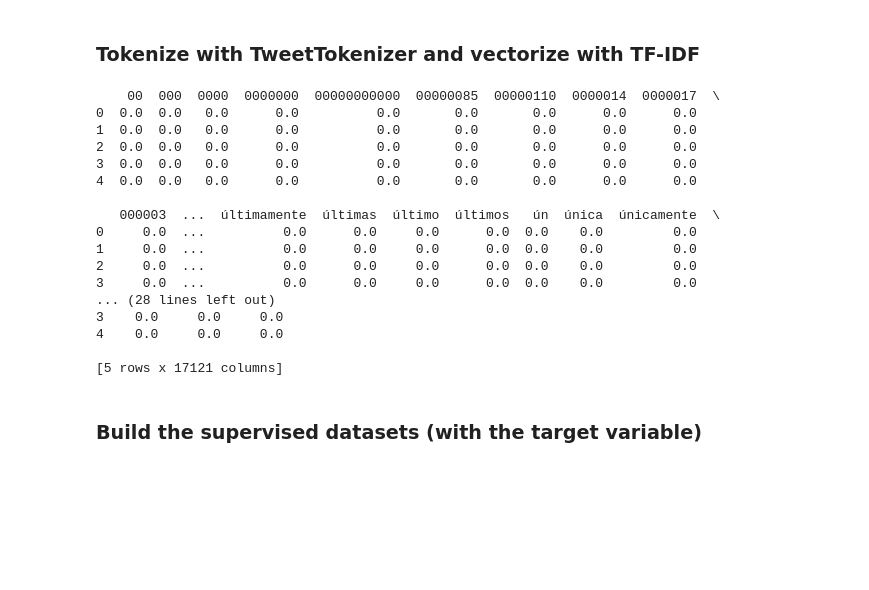
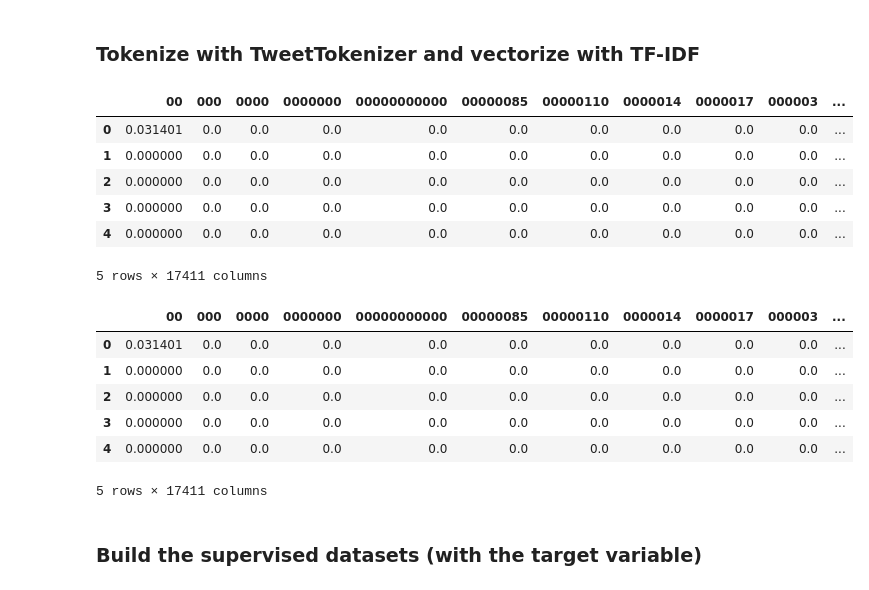
Before and after one commit to MaximoRdz/NLP-MENTALRISK-IBERLEF-2025, a Jupyter notebook: BaselineClassifiers.ipynb, the cells around one changed output. Saved outputs shown, nothing was run; the diff lists cells and outputs as text; code cells hidden in the pictures; blank space fills up the shorter version.

```diff
--- a/BaselineClassifiers.ipynb
+++ b/BaselineClassifiers.ipynb
@@ -102,31 +232,32 @@ def tokenize_and_vectorize(data_path: str,
 # %%
 # Get the data from all users
-data_path_task1                        = os.getcwd() + '/data/task1/train/subjects/'
-data_path_task2                        = os.getcwd() + '/data/task2/train/subjects/'
-df_vectorized_task1, users_order_task1 = tokenize_and_vectorize(data_path=data_path_task1, treat_emojis=True, verbose=False)
-df_vectorized_task2, users_order_task2 = tokenize_and_vectorize(data_path=data_path_task2, treat_emojis=True, verbose=False)
-
-# Show the first five elements of each Pandas DataFrae
-print(df_vectorized_task1.head())
-print(df_vectorized_task2.head())
+data_path_task1                        = os.getcwd() + '/data/task1/complete/subjects/'
+data_path_task2                        = os.getcwd() + '/data/task2/complete/subjects/'
+# data_path_task1                        = os.getcwd() + '/data/task1/train/subjects/'
+# data_path_task2                        = os.getcwd() + '/data/task2/train/subjects/'
+df_vectorized_task1, users_order_task1, vectorizer_task1 = tokenize_and_vectorize(data_path=data_path_task1, treat_emojis=True, verbose=False)
+df_vectorized_task2, users_order_task2, vectorizer_task2 = tokenize_and_vectorize(data_path=data_path_task2, treat_emojis=True, verbose=False)
-# %% [output]
-    00  000  0000  0000000  00000000000  00000085  00000110  0000014  0000017  \
-0  0.0  0.0   0.0      0.0          0.0       0.0       0.0      0.0      0.0
-1  0.0  0.0   0.0      0.0          0.0       0.0       0.0      0.0      0.0
-2  0.0  0.0   0.0      0.0          0.0       0.0       0.0      0.0      0.0
-3  0.0  0.0   0.0      0.0          0.0       0.0       0.0      0.0      0.0
-4  0.0  0.0   0.0      0.0          0.0       0.0       0.0      0.0      0.0
-
-   000003  ...  últimamente  últimas  último  últimos   ún  única  únicamente  \
-0     0.0  ...          0.0      0.0     0.0      0.0  0.0    0.0         0.0
-1     0.0  ...          0.0      0.0     0.0      0.0  0.0    0.0         0.0
-2     0.0  ...          0.0      0.0     0.0      0.0  0.0    0.0         0.0
-3     0.0  ...          0.0      0.0     0.0      0.0  0.0    0.0         0.0
-... (28 lines left out)
-3    0.0     0.0     0.0
-4    0.0     0.0     0.0
-
-[5 rows x 17121 columns]
+# %%
+# Show the first five elements of each Pandas DataFrae
+df_vectorized_task1.head()
+# %% [output]
+|  | 00 | 000 | 0000 | 0000000 | 00000000000 | 00000085 | 00000110 | 0000014 | 0000017 | 000003 | ... |
+| 0 | 0.031401 | 0.0 | 0.0 | 0.0 | 0.0 | 0.0 | 0.0 | 0.0 | 0.0 | 0.0 | ... |
+| 1 | 0.000000 | 0.0 | 0.0 | 0.0 | 0.0 | 0.0 | 0.0 | 0.0 | 0.0 | 0.0 | ... |
+| 2 | 0.000000 | 0.0 | 0.0 | 0.0 | 0.0 | 0.0 | 0.0 | 0.0 | 0.0 | 0.0 | ... |
+| 3 | 0.000000 | 0.0 | 0.0 | 0.0 | 0.0 | 0.0 | 0.0 | 0.0 | 0.0 | 0.0 | ... |
+| 4 | 0.000000 | 0.0 | 0.0 | 0.0 | 0.0 | 0.0 | 0.0 | 0.0 | 0.0 | 0.0 | ... |
+5 rows × 17411 columns
+# %%
+df_vectorized_task2.head()
+# %% [output]
+|  | 00 | 000 | 0000 | 0000000 | 00000000000 | 00000085 | 00000110 | 0000014 | 0000017 | 000003 | ... |
+| 0 | 0.031401 | 0.0 | 0.0 | 0.0 | 0.0 | 0.0 | 0.0 | 0.0 | 0.0 | 0.0 | ... |
+| 1 | 0.000000 | 0.0 | 0.0 | 0.0 | 0.0 | 0.0 | 0.0 | 0.0 | 0.0 | 0.0 | ... |
+| 2 | 0.000000 | 0.0 | 0.0 | 0.0 | 0.0 | 0.0 | 0.0 | 0.0 | 0.0 | 0.0 | ... |
+| 3 | 0.000000 | 0.0 | 0.0 | 0.0 | 0.0 | 0.0 | 0.0 | 0.0 | 0.0 | 0.0 | ... |
+| 4 | 0.000000 | 0.0 | 0.0 | 0.0 | 0.0 | 0.0 | 0.0 | 0.0 | 0.0 | 0.0 | ... |
+5 rows × 17411 columns
 # %% [markdown]
 ### Build the supervised datasets (with the target variable)
 # %%
```
Also changed, not shown: parts of 29 cells of this notebook, 14 other files.
